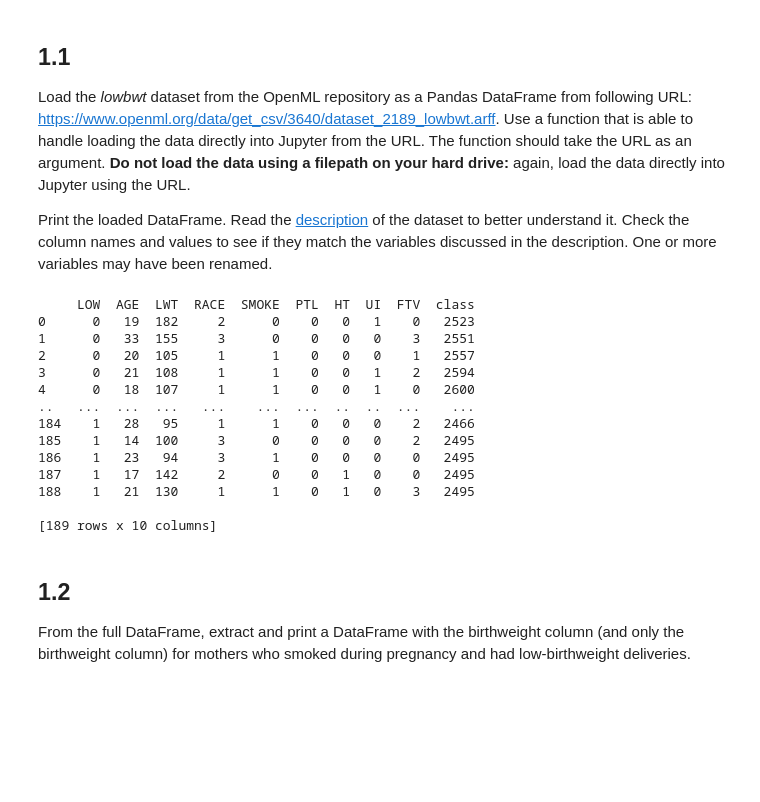
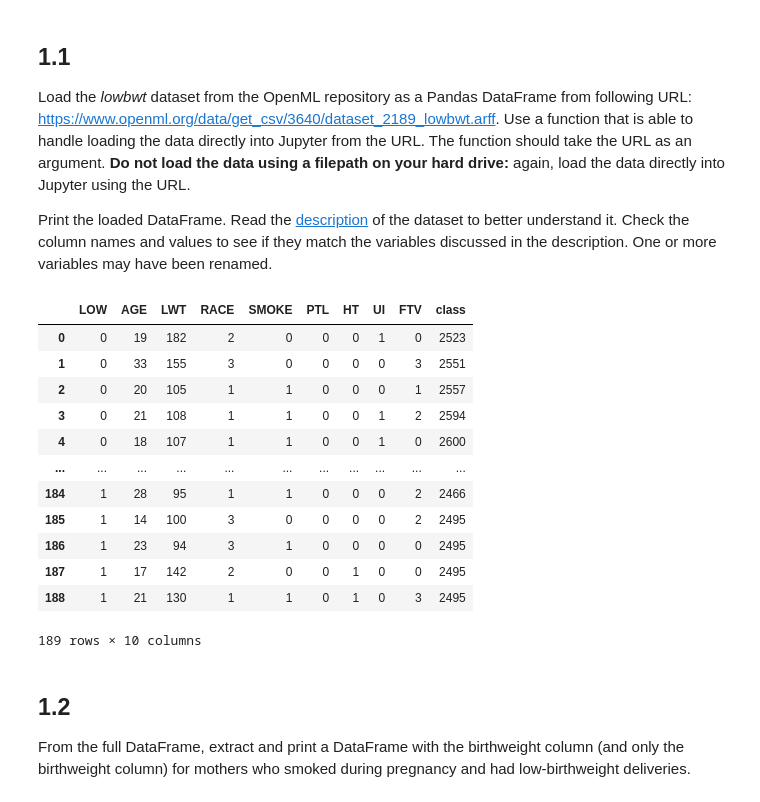
Before and after one commit to g7an/Intro-to-Data-Science, a Jupyter notebook: hw1_problems.ipynb, the cells around one changed output. Drawn from its saved outputs; the diff is of its cells as text; code cells hidden in the pictures; blank space fills up the shorter version.

```diff
--- a/hw1_problems.ipynb
+++ b/hw1_problems.ipynb
@@ -20,23 +20,22 @@ Print the loaded DataFrame. Read the [description](https://www.openml.org/d/203)
 # %%
 import pandas as pd
 
 df = pd.read_csv("https://www.openml.org/data/get_csv/3640/dataset_2189_lowbwt.arff")
-print(df)
+df
 # %% [output]
+|  | LOW | AGE | LWT | RACE | SMOKE | PTL | HT | UI | FTV | class |
+| 0 | 0 | 19 | 182 | 2 | 0 | 0 | 0 | 1 | 0 | 2523 |
+| 1 | 0 | 33 | 155 | 3 | 0 | 0 | 0 | 0 | 3 | 2551 |
+| 2 | 0 | 20 | 105 | 1 | 1 | 0 | 0 | 0 | 1 | 2557 |
+| 3 | 0 | 21 | 108 | 1 | 1 | 0 | 0 | 1 | 2 | 2594 |
+| 4 | 0 | 18 | 107 | 1 | 1 | 0 | 0 | 1 | 0 | 2600 |
+| ... | ... | ... | ... | ... | ... | ... | ... | ... | ... | ... |
+| 184 | 1 | 28 | 95 | 1 | 1 | 0 | 0 | 0 | 2 | 2466 |
+| 185 | 1 | 14 | 100 | 3 | 0 | 0 | 0 | 0 | 2 | 2495 |
+| 186 | 1 | 23 | 94 | 3 | 1 | 0 | 0 | 0 | 0 | 2495 |
+| 187 | 1 | 17 | 142 | 2 | 0 | 0 | 1 | 0 | 0 | 2495 |
+| 188 | 1 | 21 | 130 | 1 | 1 | 0 | 1 | 0 | 3 | 2495 |
-     LOW  AGE  LWT  RACE  SMOKE  PTL  HT  UI  FTV  class
-0      0   19  182     2      0    0   0   1    0   2523
-1      0   33  155     3      0    0   0   0    3   2551
-2      0   20  105     1      1    0   0   0    1   2557
-3      0   21  108     1      1    0   0   1    2   2594
-4      0   18  107     1      1    0   0   1    0   2600
-..   ...  ...  ...   ...    ...  ...  ..  ..  ...    ...
-184    1   28   95     1      1    0   0   0    2   2466
-185    1   14  100     3      0    0   0   0    2   2495
-186    1   23   94     3      1    0   0   0    0   2495
-187    1   17  142     2      0    0   1   0    0   2495
-188    1   21  130     1      1    0   1   0    3   2495
-
-[189 rows x 10 columns]
+189 rows × 10 columns
 # %% [markdown]
 ## 1.2
 From the full DataFrame, extract and print a DataFrame with the birthweight column (and only the birthweight column) for mothers who smoked during pregnancy and had low-birthweight deliveries.
```
Also changed, not shown: parts of 14 cells of this notebook.
